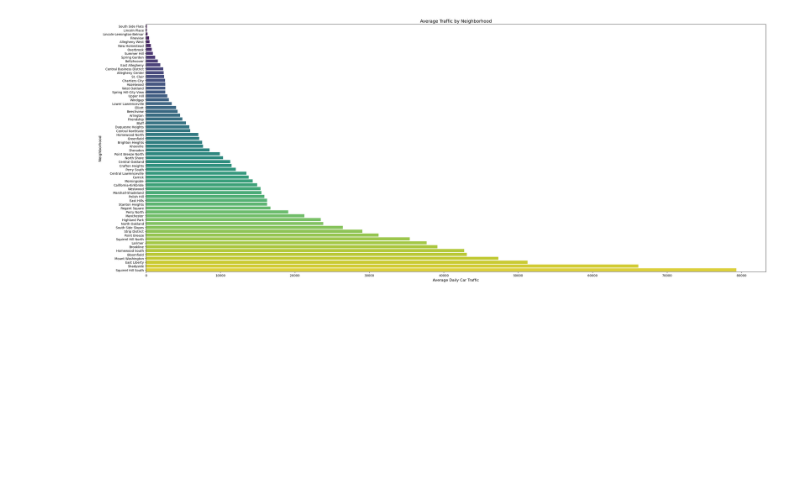
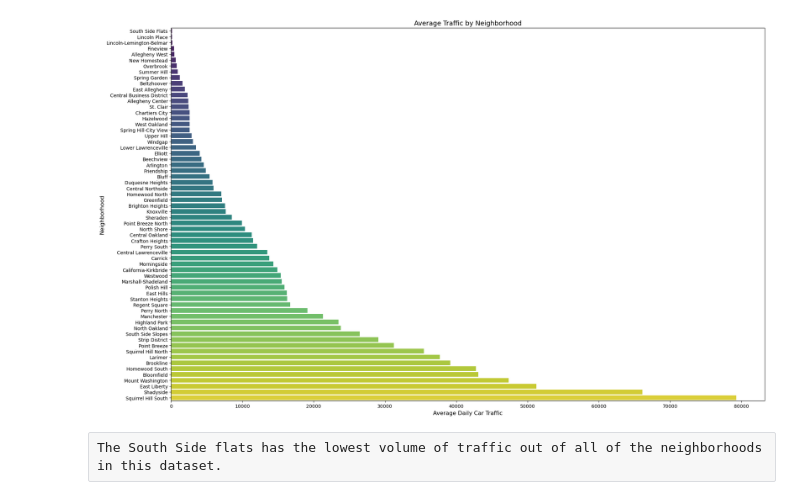
Before and after one commit to AssadBari/FinalProject, a Jupyter notebook: TrafficStats.ipynb, the cells around one changed output. Cells and saved outputs as stored; diff of their text form; code cells hidden in the pictures; blank space fills up the shorter version.

```diff
--- a/TrafficStats.ipynb
+++ b/TrafficStats.ipynb
@@ -1,16 +1,18 @@
 # %%
 import pandas as pd
 import matplotlib.pyplot as plt
 import seaborn as sns
 
 traffic_stats = pd.read_csv("trafficData.csv").dropna(subset=["neighborhood", "average_daily_car_traffic"])
 avg_traffic = traffic_stats.groupby('neighborhood')['average_daily_car_traffic'].sum().reset_index()
 
-plt.figure(figsize=(30, 12))
+plt.figure(figsize=(20, 12))
 sns.barplot(data=avg_traffic.sort_values(by="average_daily_car_traffic", ascending=True), y="neighborhood", x="average_daily_car_traffic", palette="viridis", errorbar=None)
 plt.title('Average Traffic by Neighborhood', fontsize=14)
 plt.xlabel('Average Daily Car Traffic', fontsize=12)
 plt.ylabel('Neighborhood', fontsize=12)
 plt.tight_layout()
 # %% [output]
-[figure, old version]
+[figure, new version]
+# %% [raw]
+The South Side flats has the lowest volume of traffic out of all of the neighborhoods in this dataset.
```
